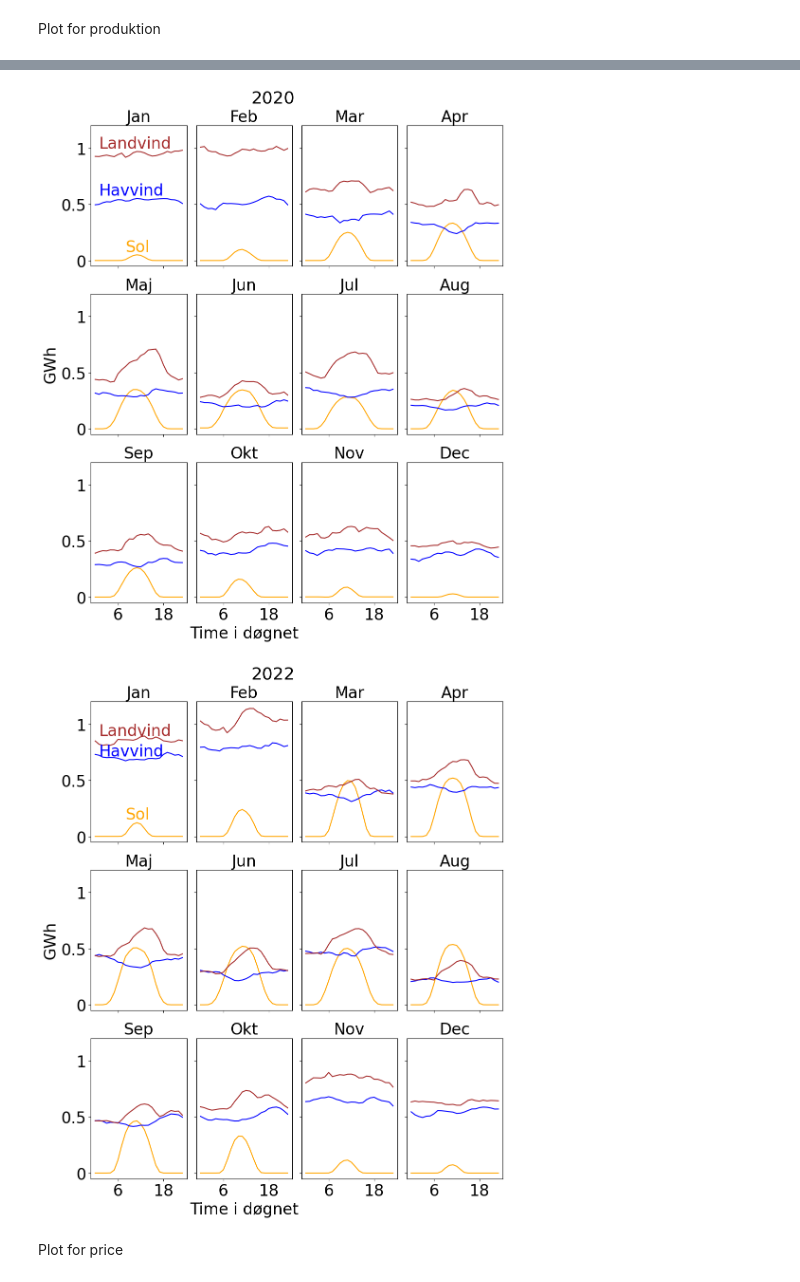
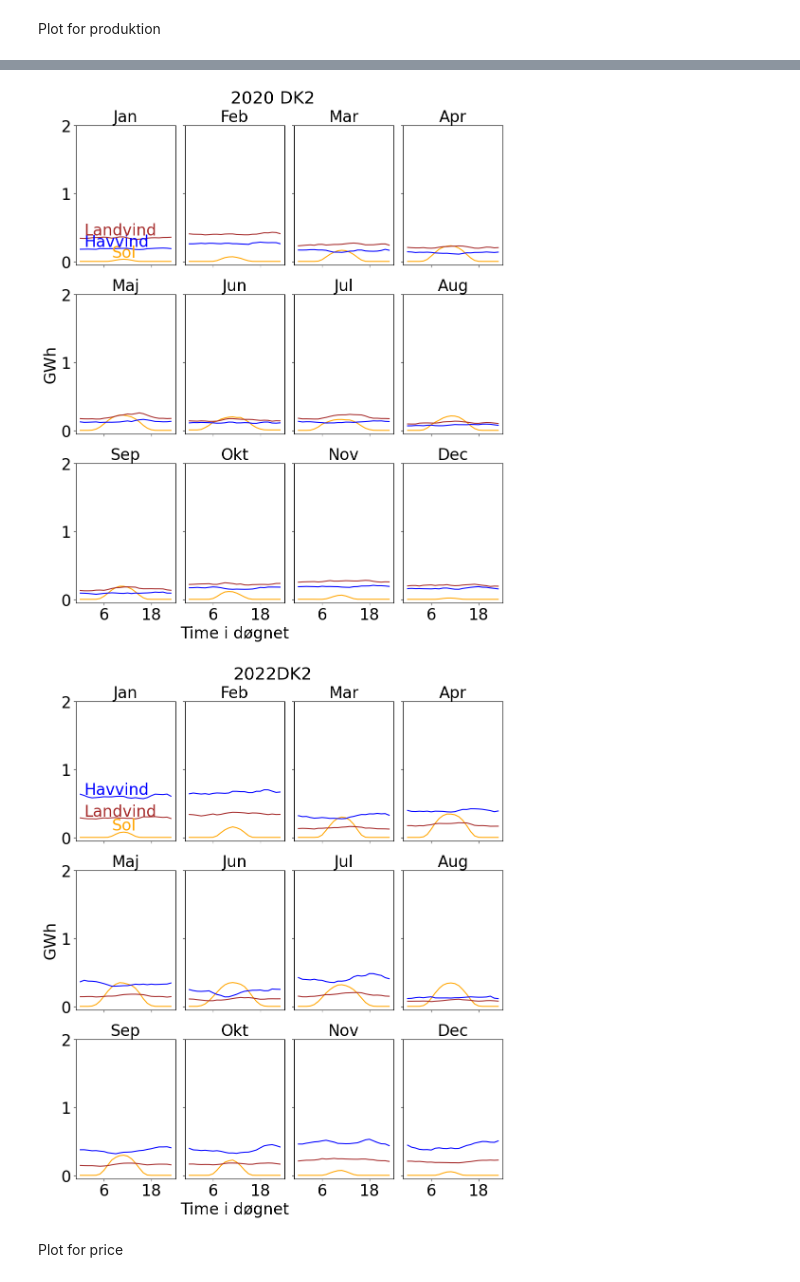
Before and after one commit to KarlMagnusH/Speciale_kode, a Jupyter notebook: Samling_af_data.ipynb, the cells around one changed output, grey strips where cells are left out. Saved outputs shown, nothing was run; the diff lists cells and outputs as text; code cells hidden in the pictures.

```diff
--- a/Samling_af_data.ipynb
+++ b/Samling_af_data.ipynb
@@ -67,19 +84,23 @@ df.to_excel(export_path + "df_hourly.xlsx", index=False)
 # %% [markdown]
 creating variabels
 # %%
-vars = ['Forecasted Load','p_solar','p_offshore','p_onshore', 'net_export', 'Fossil Gas'] #'Actual Load', 'Solar', 'Wind Offshore', 'Wind Onshore',
+vars = ['Forecasted Load', 'Actual Load', 'p_solar','p_offshore','p_onshore', 'net_export', 'Fossil Gas', 'Solar', 'Offshore', 'Onshore']
 df['mean_price'] = df.groupby(['region', df['date'].dt.day, df['date'].dt.month, df['date'].dt.year])['price'].transform('mean')
 df['mean_temperature'] = df.groupby(['region', df['date'].dt.day, df['date'].dt.month, df['date'].dt.year])['temperature'].transform('mean')
 
 for var in vars:
             df[f'daily_{var}'] = df.groupby(['region', df['date'].dt.day, df['date'].dt.month, df['date'].dt.year])[var].transform('sum')
 
-            if var not in ['Forecasted Load']: #
+            if var not in ['Forecasted Load', 'Actual Load']: #
                 df[f'earning_{var}'] = df[var] * df['price']
                 df[f'daily_revenue_{var}'] = df.groupby(['region', df['date'].dt.day, df['date'].dt.month, df['date'].dt.year])[f'earning_{var}'].transform('sum')
-                df[f'{var}_penetration'] = df[f'daily_{var}']/df[f'daily_Forecasted Load']*100
+                if var in ['p_solar','p_offshore','p_onshore']:
+                    df[f'{var}_penetration'] = df[f'daily_{var}']/df[f'daily_Forecasted Load']*100
+                else:
+                    df[f'{var}_penetration'] = df[f'daily_{var}']/df[f'daily_Actual Load']*100
                 df[f'{var}_UR'] = df[f'daily_revenue_{var}'] / df[f'daily_{var}']
-                df[f'{var}_UF'] = df[f'{var}_UR'] / df[f'mean_price']
+                df[f'{var}_UF'] = df[f'{var}_UR'] / df[f'mean_price']*100
+
                 df.drop([f'earning_{var}', f'daily_revenue_{var}'], axis=1, inplace=True)
 # %% [markdown]
 creating the daily dfset
@@ -200,7 +373,7 @@ Plot for produktion
 # %%
 # Create a grid of plots, with 12 subplots for the months
 fig, axs = plt.subplots(3, 4, figsize=(10, 12), sharex=True, sharey=True)
-fig.suptitle('2015', fontsize=text_size+2)
+fig.suptitle(f'2015 {område[1:]}', fontsize=text_size+2)
 axs = axs.flatten()
 # axs2 = []
 
@@ -225,7 +398,7 @@ for i, month in enumerate(months):
         # pris, = ax2.plot(monthly_pris.loc[(month)].index, monthly_pris.loc[(month), year],
         #         color=colors['pris'], linestyle='--', label=f'pris {year}')
 
-    ax.set_ybound(lower=-0.05, upper=1.2)
+    ax.set_ybound(lower=-0.05, upper=2)
     # ax2.set_ybound(lower=0, upper=40)
 
     if i == 4:
@@ -244,7 +417,8 @@ for i, month in enumerate(months):
         ypos = havvind.get_ydata()[11]
         ax.text(1, ypos+0.03, 'Havvind', color=colors['Havvind'], size=text_size)
         ypos = landvind.get_ydata()[11]
-        ax.text(1, ypos+0.03, 'Landvind', color=colors['Landvind'], size=text_size)
+        #ax.text(1, ypos+0.03, 'Landvind', color=colors['Landvind'], size=text_size)
+        ax.text(1, ypos+0.3, 'Landvind', color=colors['Landvind'], size=text_size) #brug til DK2, da hav og land ligger oven i hinanden
         # ypos = pris.get_ydata()[7]
         # ax2.text(7, ypos, 'Pris', color=colors['pris'], size=text_size)
 
@@ -257,8 +431,8 @@ for i, month in enumerate(months):
     if i == 9:  # Only add y-axis label for the left column
         ax.set_xlabel('Time i døgnet', fontsize=text_size)
 
-    ax.set_yticks([0, 0.5, 1])  # Set the positions for the y-ticks
-    ax.set_yticklabels(['0', '0.5', '1'])  # Set the labels for the y-ticks
+    ax.set_yticks([0, 1, 2])  # Set the positions for the y-ticks
+    ax.set_yticklabels(['0', '1', '2'])  # Set the labels for the y-ticks
 
     # Set the x-ticks only at the desired locations
     ax.set_xticks([6, 18])
@@ -278,6 +452,6 @@ for i, month in enumerate(months):
 
 #Adjust layout
 plt.tight_layout()
-plt.savefig('Produktion_2015.png', bbox_inches='tight')
+plt.savefig(f'Produktion_2015{område}.png', bbox_inches='tight')
 plt.show()
 # %% [output]
@@ -285,7 +459,7 @@ plt.show()
 # %%
 # Create a grid of plots, with 12 subplots for the months
 fig, axs = plt.subplots(3, 4, figsize=(10, 12), sharex=True, sharey=True)
-fig.suptitle('2020', fontsize=text_size+2)
+fig.suptitle(f'2020 {område[1:]}', fontsize=text_size+2)
 axs = axs.flatten()
 # axs2 = []
 
@@ -310,7 +484,7 @@ for i, month in enumerate(months):
         # pris, = ax2.plot(monthly_pris.loc[(month)].index, monthly_pris.loc[(month), year],
         #         color=colors['pris'], linestyle='--', label=f'pris {year}')
 
-    ax.set_ybound(lower=-0.05, upper=1.2)
+    ax.set_ybound(lower=-0.05, upper=2)
     # ax2.set_ybound(lower=0, upper=40)
 
     if i == 4:
@@ -341,8 +515,8 @@ for i, month in enumerate(months):
     if i == 9:  # Only add y-axis label for the left column
         ax.set_xlabel('Time i døgnet', fontsize=text_size)
 
-    ax.set_yticks([0, 0.5, 1])  # Set the positions for the y-ticks
-    ax.set_yticklabels(['0', '0.5', '1'])  # Set the labels for the y-ticks
+    ax.set_yticks([0, 1, 2])  # Set the positions for the y-ticks
+    ax.set_yticklabels(['0', '1', '2'])  # Set the labels for the y-ticks
 
     # Set the x-ticks only at the desired locations
     ax.set_xticks([6, 18])
@@ -362,14 +536,14 @@ for i, month in enumerate(months):
 
 #Adjust layout
 plt.tight_layout()
-plt.savefig('Produktion_2020.png', bbox_inches='tight')
+plt.savefig(f'Produktion_2020{område}.png', bbox_inches='tight')
 plt.show()
 # %% [output]
-[figure, old version]
+[figure, new version]
 # %%
 # Create a grid of plots, with 12 subplots for the months
 fig, axs = plt.subplots(3, 4, figsize=(10, 12), sharex=True, sharey=True)
-fig.suptitle('2022', fontsize=text_size+2)
+fig.suptitle(f'2022{område[1:]}', fontsize=text_size+2)
 axs = axs.flatten()
 # axs2 = []
 
@@ -394,7 +568,7 @@ for i, month in enumerate(months):
         # pris, = ax2.plot(monthly_pris.loc[(month)].index, monthly_pris.loc[(month), year],
         #         color=colors['pris'], linestyle='--', label=f'pris {year}')
 
-    ax.set_ybound(lower=-0.05, upper=1.2)
+    ax.set_ybound(lower=-0.05, upper=2)
     # ax2.set_ybound(lower=0, upper=40)
 
     if i == 4:
@@ -419,37 +593,37 @@ for i, month in enumerate(months):
     if i == 4:  # Only add y-axis label for the left column
         ax.set_ylabel('GWh', fontsize=text_size)
 
     # if i == 7:  # Only add y-axis label for the left column
     #     ax2.set_ylabel('Pris (EUR/MWh)', fontsize=text_size)
 
     if i == 9:  # Only add y-axis label for the left column
         ax.set_xlabel('Time i døgnet', fontsize=text_size)
 
-    ax.set_yticks([0, 0.5, 1])  # Set the positions for the y-ticks
-    ax.set_yticklabels(['0', '0.5', '1'])  # Set the labels for the y-ticks
+    ax.set_yticks([0, 1, 2])  # Set the positions for the y-ticks
+    ax.set_yticklabels(['0', '1', '2'])  # Set the labels for the y-ticks
 
     # Set the x-ticks only at the desired locations
     ax.set_xticks([6, 18])
     # Set the labels for the specified ticks
     ax.set_xticklabels(['6', '18'])
     # Clear any previously set minor ticks
     ax.xaxis.set_minor_locator(plt.NullLocator())
     ax.tick_params(axis='both', which='major', labelsize=text_size)
 
     # if i in [3,7,11]:
     #     ax2.set_yticks([10, 20, 30])  # Set the positions for the y-ticks
     #     ax2.set_yticklabels(['10', '20', '30'])  # Set the labels for the y-ticks
     #     ax2.xaxis.set_minor_locator(plt.NullLocator())
     #     ax2.tick_params(axis='both', which='major', labelsize=text_size)
     # else:
     #     ax2.set_yticks([])
 
 #Adjust layout
 plt.tight_layout()
-plt.savefig('Produktion_2022.png', bbox_inches='tight')
+plt.savefig(f'Produktion_2022{område}.png', bbox_inches='tight')
 plt.show()
 # %% [output]
-[figure, old version]
+[figure, new version]
 # %% [markdown]
 Plot for price
 # %%
```
Also changed, not shown: parts of 22 cells of this notebook, 2 other files.
